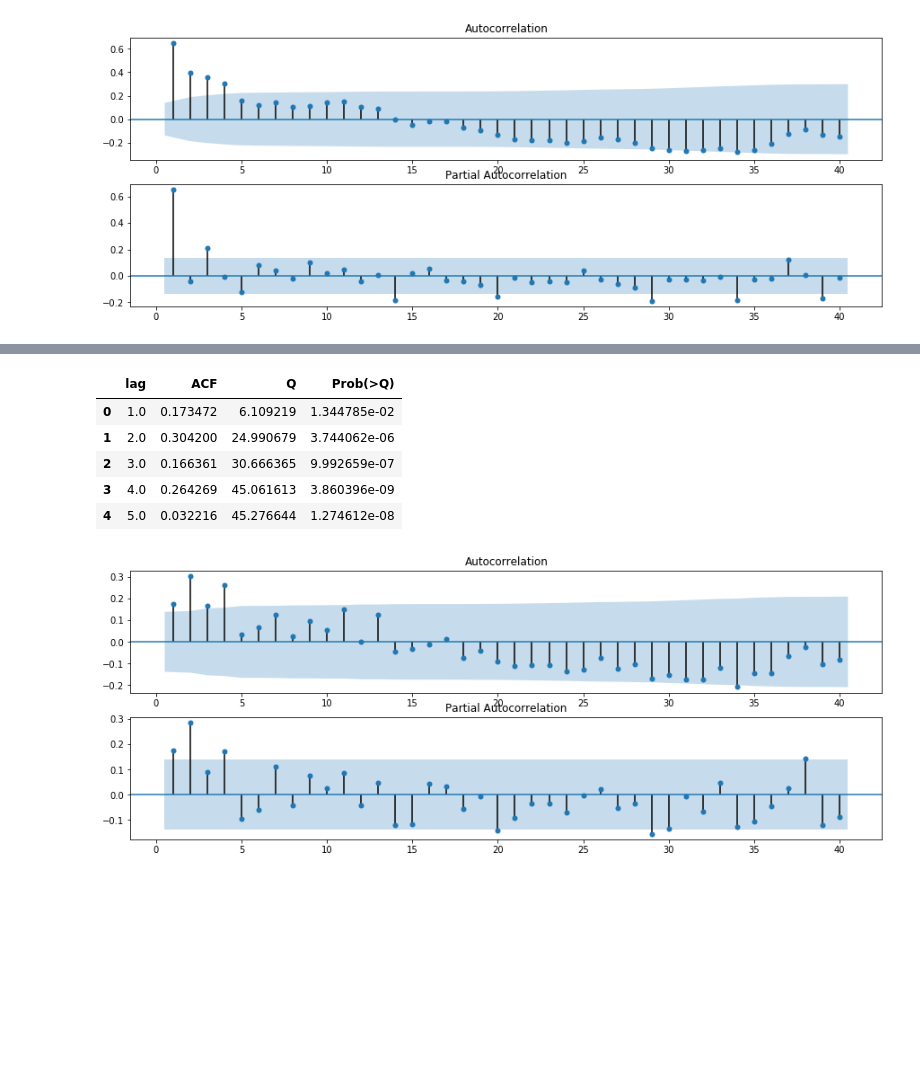
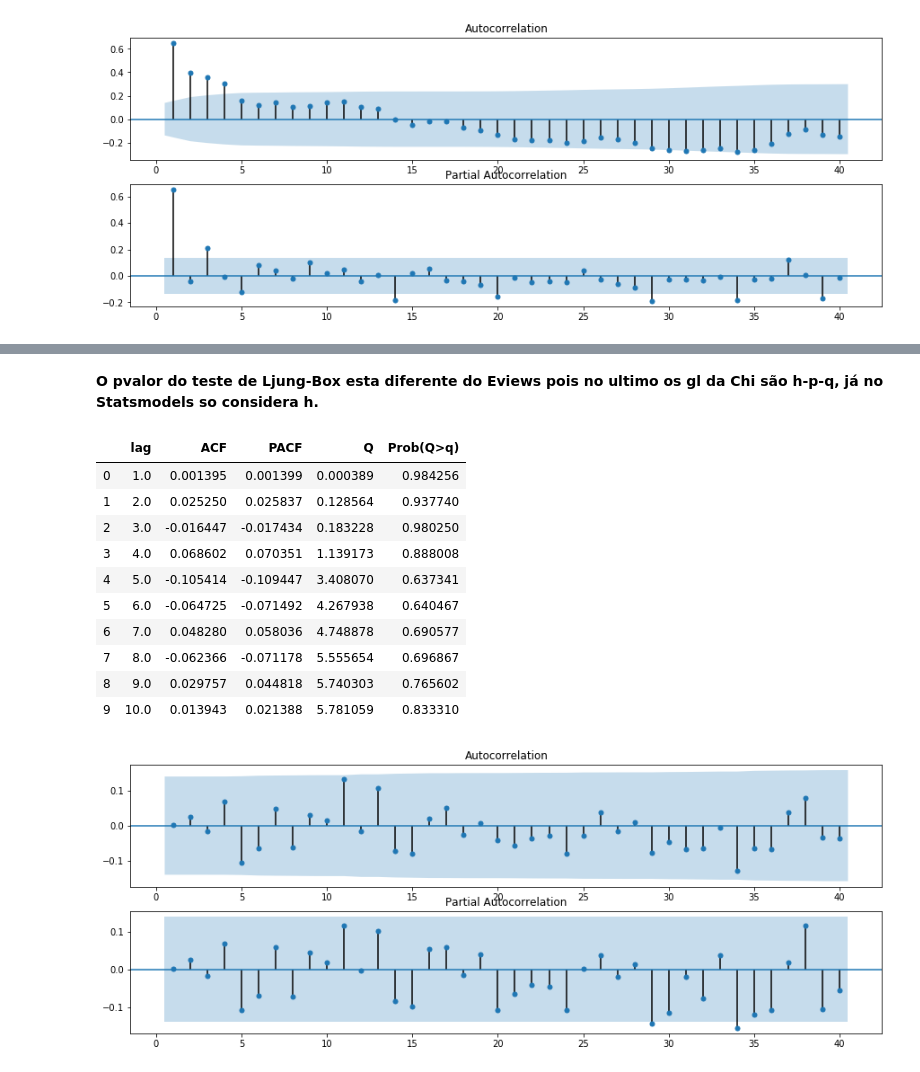
Before and after one commit to GMizuno/analise_de_dados, a Jupyter notebook: Series Temporais/Series Temporais parte 1.ipynb, the cells around one changed output, grey strips where cells are left out. Saved outputs shown, nothing was run; the diff lists cells and outputs as text; code cells hidden in the pictures; blank space fills up the shorter version.

```diff
--- a/Series Temporais/Series Temporais parte 1.ipynb
+++ b/Series Temporais/Series Temporais parte 1.ipynb
@@ -57,4 +75,4 @@ fig = plot_pacf(data['Var1'], lags=40, zero=False, ax=ax2)
 # %%
-ma1 = sm.tsa.ARMA(data, (0,1))
-ma1 = ma1.fit()
+modelo = sm.tsa.ARMA(data, (3,0))
+modelo = modelo.fit(method = "css" )
 # %%
@@ -87,4 +111,6 @@ sm.stats.durbin_watson(ma1.resid.values)
 # %%
-residuo = ma1.resid
+residuo = modelo.resid
 residouquad = residuo**2
-estimado = ma1.predict()
+estimado = modelo.predict()
+residuo = pd.DataFrame(residuo,  columns=['Residuos'])
+residuo.head()
@@ -101,20 +141,28 @@ axes.legend()
+# %% [markdown]
+<b>O pvalor do teste de Ljung-Box esta diferente do Eviews pois no ultimo os gl da Chi são h-p-q, já no Statsmodels so considera h.</b>
 # %%
 ACF, q, pq = ts.acf(residuo, qstat=True, fft = False)
-tabela = np.c_[range(1,41), ACF[1:], q, pq]
-tabela = pd.DataFrame(tabela, columns=['lag', "ACF", "Q", "Prob(>Q)"])
-tabela.head()
+PACF = ts.pacf(residuo, method = 'ols')
+tabela = np.c_[range(1,41), ACF[1:], PACF[1:], q, pq]
+tabela = pd.DataFrame(tabela, columns=['lag', "ACF", "PACF", "Q", "Prob(Q>q)"])
+tabela[0:10]
 # %% [output]
-|  | lag | ACF | Q | Prob(>Q) |
-| 0 | 1.0 | 0.173472 | 6.109219 | 1.344785e-02 |
-| 1 | 2.0 | 0.304200 | 24.990679 | 3.744062e-06 |
-| 2 | 3.0 | 0.166361 | 30.666365 | 9.992659e-07 |
-| 3 | 4.0 | 0.264269 | 45.061613 | 3.860396e-09 |
-| 4 | 5.0 | 0.032216 | 45.276644 | 1.274612e-08 |
+|  | lag | ACF | PACF | Q | Prob(Q>q) |
+| 0 | 1.0 | 0.001395 | 0.001399 | 0.000389 | 0.984256 |
+| 1 | 2.0 | 0.025250 | 0.025837 | 0.128564 | 0.937740 |
+| 2 | 3.0 | -0.016447 | -0.017434 | 0.183228 | 0.980250 |
+| 3 | 4.0 | 0.068602 | 0.070351 | 1.139173 | 0.888008 |
+| 4 | 5.0 | -0.105414 | -0.109447 | 3.408070 | 0.637341 |
+| 5 | 6.0 | -0.064725 | -0.071492 | 4.267938 | 0.640467 |
+| 6 | 7.0 | 0.048280 | 0.058036 | 4.748878 | 0.690577 |
+| 7 | 8.0 | -0.062366 | -0.071178 | 5.555654 | 0.696867 |
+| 8 | 9.0 | 0.029757 | 0.044818 | 5.740303 | 0.765602 |
+| 9 | 10.0 | 0.013943 | 0.021388 | 5.781059 | 0.833310 |
 # %%
 fig, (ax1, ax2) = plt.subplots(2,1, figsize=(15,5.5))
 
 fig = plot_acf(residuo, lags=40, zero=False, ax=ax1)
 fig = plot_pacf(residuo, lags=40, zero=False, ax=ax2)
 # %% [output]
-[figure, old version]
+[figure, new version]
 # %%
```
Also changed, not shown: parts of 24 cells of this notebook, 2 other files.
